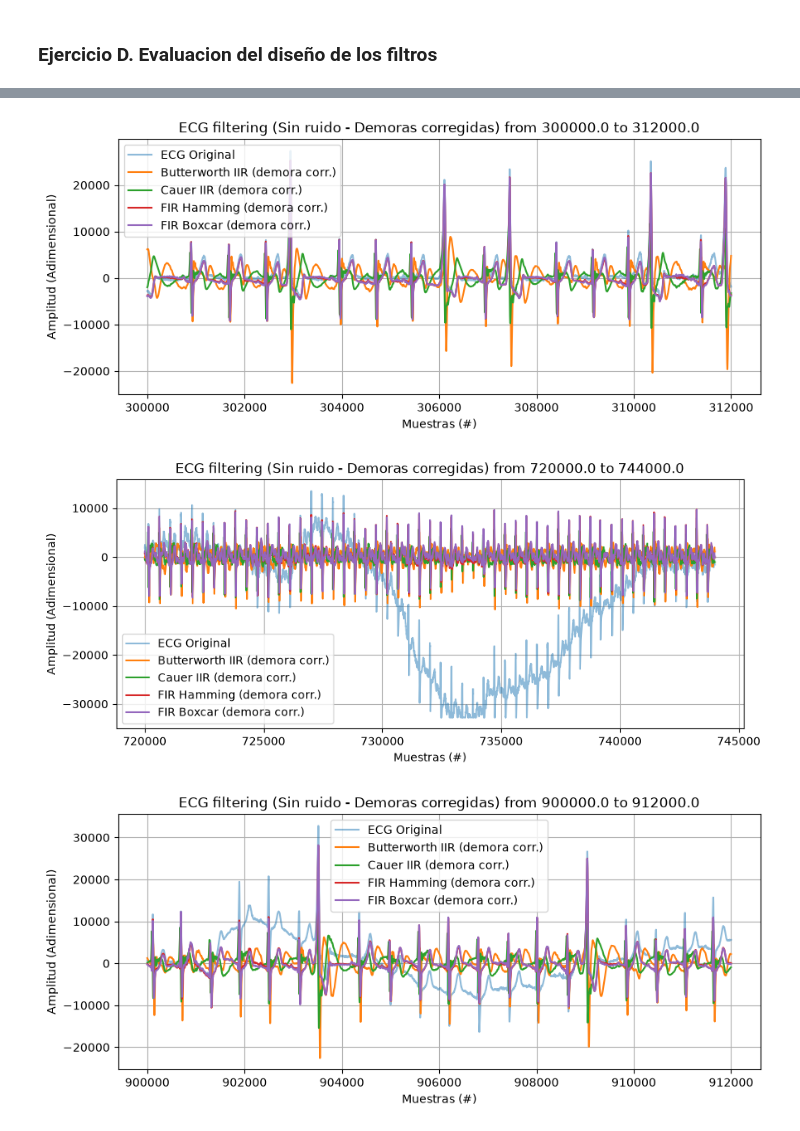
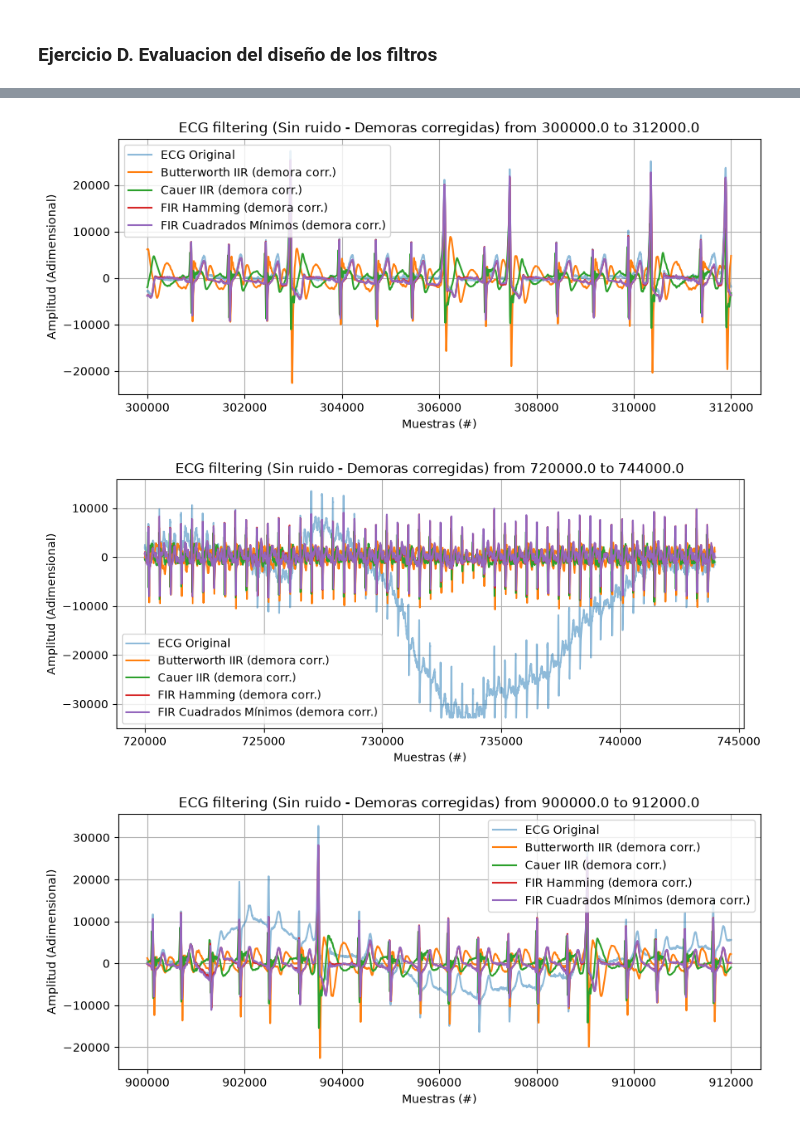
Before and after one commit to ManuelHelas/APS-Helas, a Jupyter notebook: TS_7_Bravo_Helas.ipynb, the cells around one changed output, grey strips where cells are left out. Saved outputs shown, nothing was run; the diff lists cells and outputs as text; code cells hidden in the pictures.

```diff
--- a/TS_7_Bravo_Helas.ipynb
+++ b/TS_7_Bravo_Helas.ipynb
@@ -192,7 +186,6 @@ import matplotlib.pyplot as plt
 import scipy.io as sio
 
 plt.close('all')
-
 
 fs_ecg = 1000.0
 wp1 = [1, 35] #[Hz]
@@ -216,10 +209,8 @@ N = len(ecg_one_lead)
 hb_1 = mat_struct['heartbeat_pattern1']
 hb_2 = mat_struct['heartbeat_pattern2']
 
-
 sos_butt = sig.iirdesign(wp1, ws1, ripple, att, ftype='butter', fs=fs_ecg, output='sos')
 sos_cauer = sig.iirdesign(wp1, ws1, ripple, att, ftype='cauer', fs=fs_ecg, output='sos')
-
 
 ecg_filt_butt = sig.sosfilt(sos_butt, ecg_one_lead)
 ecg_filt_cauer = sig.sosfilt(sos_cauer, ecg_one_lead)
@@ -227,8 +218,6 @@ ecg_filt_cauer = sig.sosfilt(sos_cauer, ecg_one_lead)
 demora_iir = 30
 ECG_f_butt = np.concatenate((ecg_filt_butt[demora_iir:], np.zeros(demora_iir)))
 ECG_f_cauer = np.concatenate((ecg_filt_cauer[demora_iir:], np.zeros(demora_iir)))
-
-
 
 taps_hamm = 2300
 delta_w = 5
@@ -241,15 +230,16 @@ ecg_filt_hamm = sig.lfilter(b_win_hamm, 1.0, ecg_one_lead)
 
 ECG_f_hamm = np.concatenate((ecg_filt_hamm[demora_hamm:], np.zeros(demora_hamm)))
 
+# Filtro FIR Cuadrados Mínimos (firls)
+taps_ls = 1025
+bands_ls = [0.0, ws1[0], ws1[0]+0.3, wp1[0], wp1[0], wp1[1], wp1[1], ws1[1], ws1[1], fs_ecg / 2.0]
+desired_ls = [0.0, 0.0, 0.0, 1.0, 1.0, 1.0, 1.0, 0.0, 0.0, 0.0]
 
-taps_box = 2000
-freqs_fir_box = [0.0, 0.6, wp1[0], wp1[1] - 3, ws1[1] - delta_w, fs_ecg/2]
+b_ls = sig.firls(taps_ls, bands_ls, desired_ls, fs=fs_ecg)
+demora_ls = (b_ls.shape[0] - 1) // 2
+ecg_filt_ls = sig.lfilter(b_ls, 1.0, ecg_one_lead)
 
-b_win_box = sig.firwin2(taps_box, freqs_fir_box, gains_fir, fs=fs_ecg, window='boxcar')
-demora_box = (b_win_box.shape[0] - 1) // 2
-ecg_filt_box = sig.lfilter(b_win_box, 1.0, ecg_one_lead)
-
-ECG_f_box = np.concatenate((ecg_filt_box[demora_box:], np.zeros(demora_box)))
+ECG_f_ls = np.concatenate((ecg_filt_ls[demora_ls:], np.zeros(demora_ls)))
 
 
 #%% ###################################
@@ -271,7 +261,7 @@ for ii in regs_interes_ruido:
     plt.plot(zoom_region, ECG_f_butt[zoom_region], label='Butterworth IIR (demora corr.)', linewidth=1.5)
     plt.plot(zoom_region, ECG_f_cauer[zoom_region], label='Cauer IIR (demora corr.)', linewidth=1.5)
     plt.plot(zoom_region, ECG_f_hamm[zoom_region], label='FIR Hamming (demora corr.)', linewidth=1.5)
-    plt.plot(zoom_region, ECG_f_box[zoom_region], label='FIR Boxcar (demora corr.)', linewidth=1.5)
+    plt.plot(zoom_region, ECG_f_ls[zoom_region], label='FIR Cuadrados Mínimos (demora corr.)', linewidth=1.5)
 
     plt.title('ECG filtering (Con ruido - Demoras corregidas) from ' + str(ii[0]) + ' to ' + str(ii[1]))
     plt.ylabel('Amplitud (Adimensional)')
@@ -287,9 +277,9 @@ for ii in regs_interes_ruido:
 #####################################
 
 regs_interes_limpias = (
-    np.array([5, 5.2]) * 60 * fs_ecg, # minutos a muestras
-    np.array([12, 12.4]) * 60 * fs_ecg, # minutos a muestras
-    np.array([15, 15.2]) * 60 * fs_ecg, # minutos a muestras
+    np.array([5, 5.2]) * 60 * fs_ecg,
+    np.array([12, 12.4]) * 60 * fs_ecg,
+    np.array([15, 15.2]) * 60 * fs_ecg,
 )
 
 for ii in regs_interes_limpias:
@@ -300,7 +290,7 @@ for ii in regs_interes_limpias:
     plt.plot(zoom_region, ECG_f_butt[zoom_region], label='Butterworth IIR (demora corr.)', linewidth=1.5)
     plt.plot(zoom_region, ECG_f_cauer[zoom_region], label='Cauer IIR (demora corr.)', linewidth=1.5)
     plt.plot(zoom_region, ECG_f_hamm[zoom_region], label='FIR Hamming (demora corr.)', linewidth=1.5)
-    plt.plot(zoom_region, ECG_f_box[zoom_region], label='FIR Boxcar (demora corr.)', linewidth=1.5)
+    plt.plot(zoom_region, ECG_f_ls[zoom_region], label='FIR Cuadrados Mínimos (demora corr.)', linewidth=1.5)
 
     plt.title('ECG filtering (Sin ruido - Demoras corregidas) from ' + str(ii[0]) + ' to ' + str(ii[1]))
     plt.ylabel('Amplitud (Adimensional)')
@@ -316,3 +306,3 @@ for ii in regs_interes_limpias:
-[figure, old version]
+[figure, new version]
-[figure, old version]
+[figure, new version]
-[figure, old version]
+[figure, new version]
```
Also changed, not shown: parts of 5 cells of this notebook.
